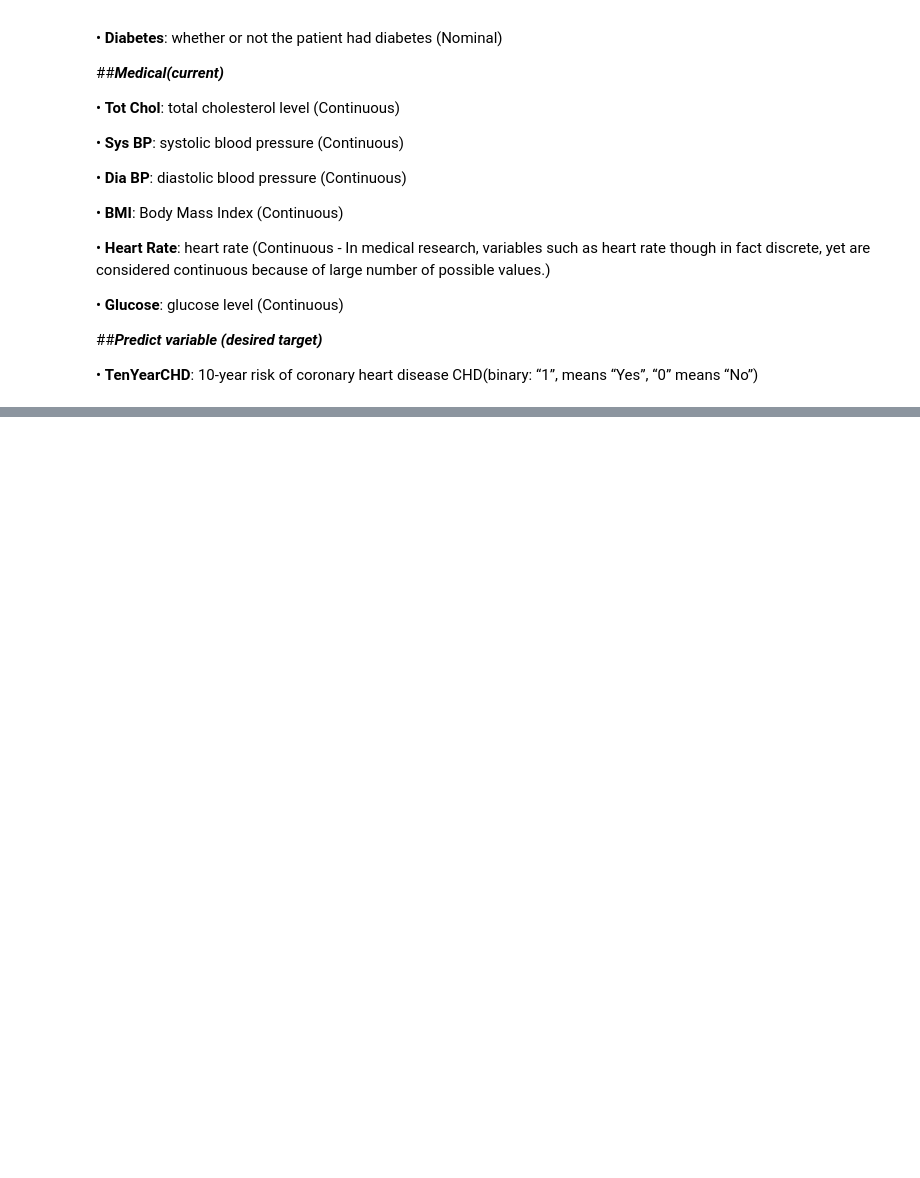
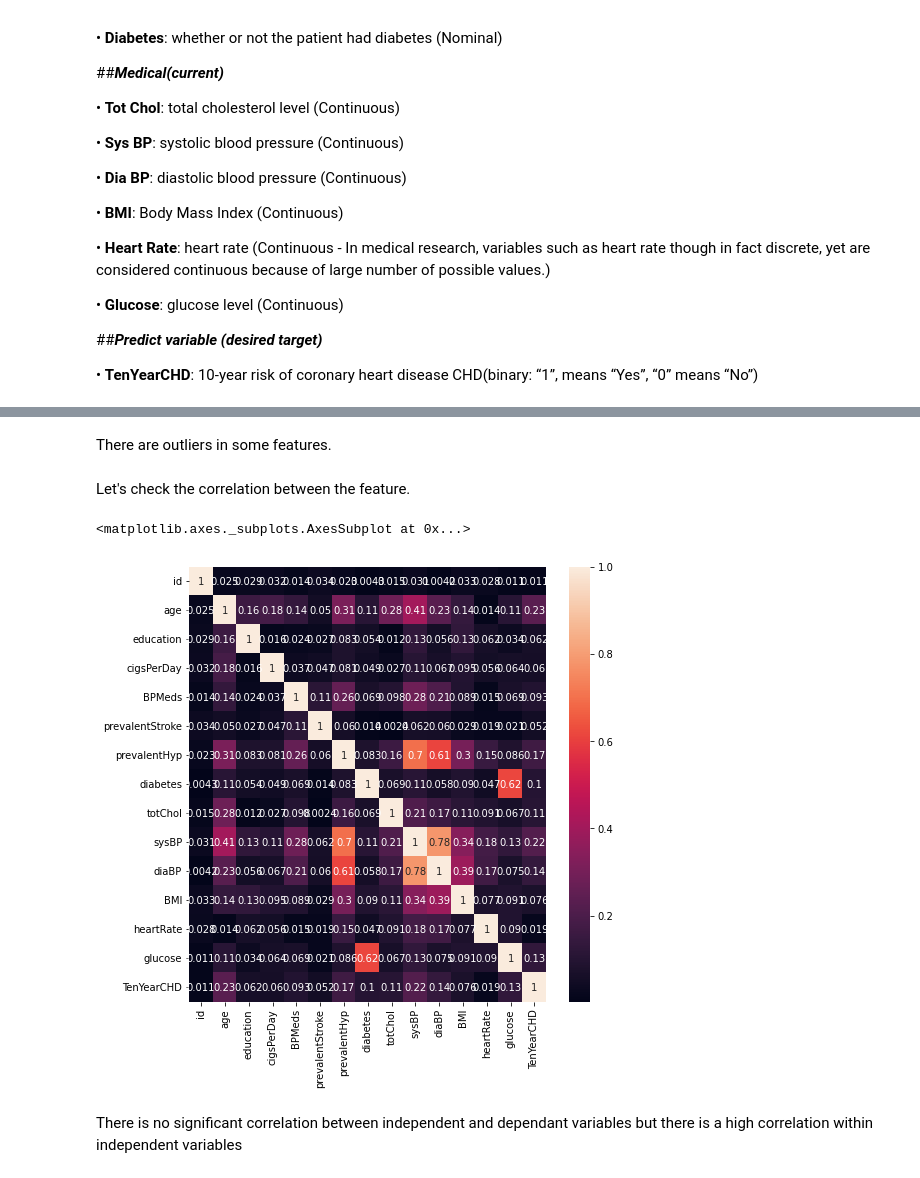
Before and after one commit to Manass20/Cardiovascular-risk-prediction-Manas, a Jupyter notebook: Cardiovascular_risk_prediction_Manas.ipynb, the cells around one changed output, grey strips where cells are left out. Drawn from its saved outputs; the diff is of its cells as text; code cells hidden in the pictures; blank space fills up the shorter version.

```diff
--- a/Cardiovascular_risk_prediction_Manas.ipynb
+++ b/Cardiovascular_risk_prediction_Manas.ipynb
@@ -306,0 +226,15 @@ Senior age groups (> 59 years) are relatively at much higher risk for cardiovasc
+# %% [markdown]
+There are outliers in some features.
+# %% [markdown]
+Let's check the correlation between the feature.
+# %%
+# Plotting the correlation matrix using heatmap
+plt.figure(figsize=(8,8))
+correlation = df.corr()
+sns.heatmap(abs(correlation), annot=True)
+# %% [output]
+<matplotlib.axes._subplots.AxesSubplot at 0x...>
+[figure, added]
+# %% [markdown]
+
+There is no significant correlation between independent and dependant variables but there is a high correlation within independent variables
```
Also changed, not shown: parts of 82 cells of this notebook.
